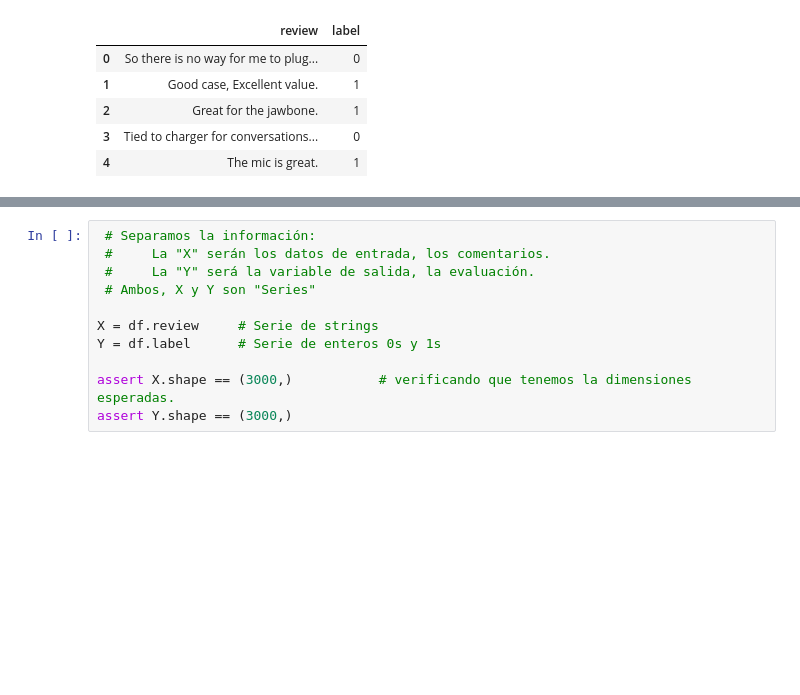
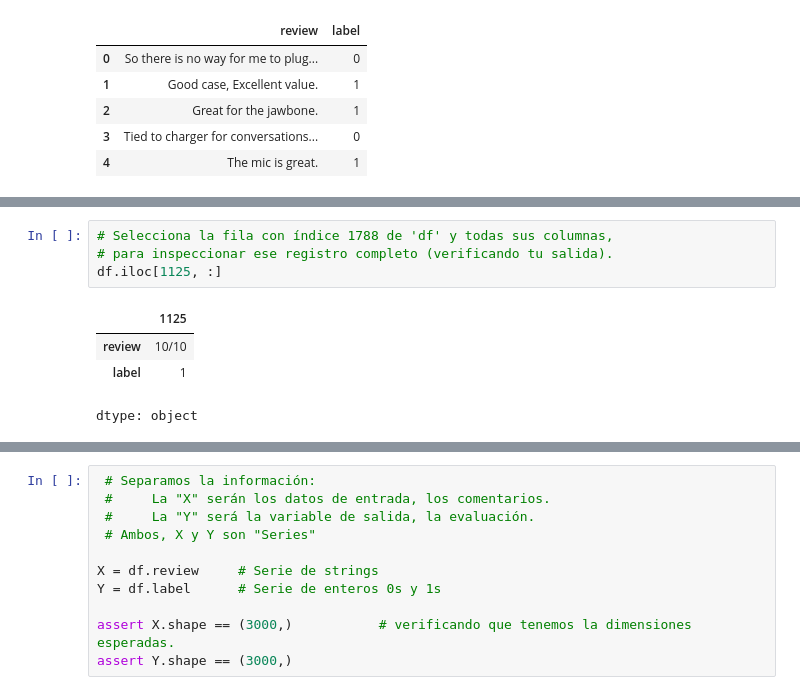
Before and after one commit to jrebull/NLP, a Jupyter notebook: A01795838_MNA_NLP_semanas_03_04_Actividad JR.ipynb, the cells around one changed output, grey strips where cells are left out. Saved outputs shown, nothing was run; the diff lists cells and outputs as text; blank space fills up the shorter version.

```diff
--- a/A01795838_MNA_NLP_semanas_03_04_Actividad JR.ipynb
+++ b/A01795838_MNA_NLP_semanas_03_04_Actividad JR.ipynb
@@ -660,0 +667,9 @@ None
+# %%
+# Selecciona la fila con índice 1788 de 'df' y todas sus columnas,
+# para inspeccionar ese registro completo (verificando tu salida).
+df.iloc[1125, :]
+# %% [output]
+|  | 1125 |
+| review | 10/10 |
+| label | 1 |
+dtype: object
```
Also changed, not shown: parts of 8 cells of this notebook.
